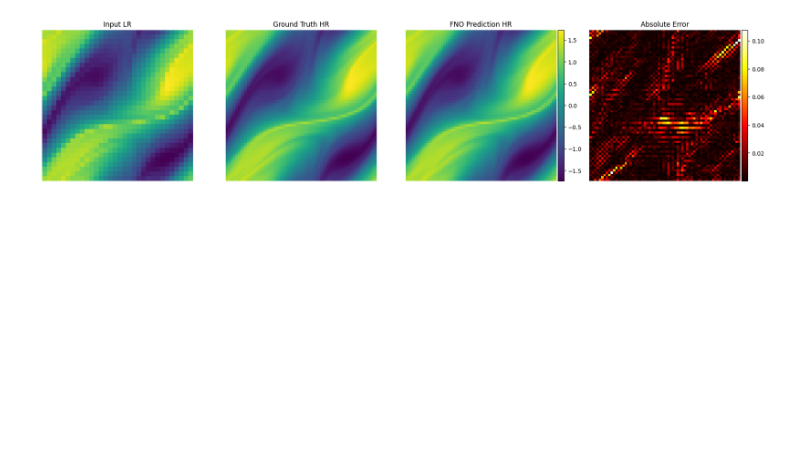
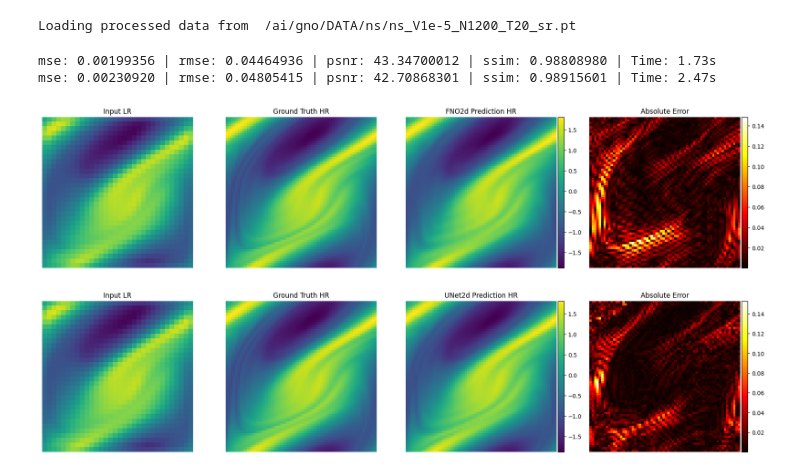
Before and after one commit to lizhihao2022/DiffSR, a Jupyter notebook: notebook/vis_ns.ipynb, the cells around one changed output. Cells and saved outputs as stored; diff of their text form; code cells hidden in the pictures; blank space fills up the shorter version.

```diff
--- a/notebook/vis_ns.ipynb
+++ b/notebook/vis_ns.ipynb
@@ -34,10 +18,7 @@ Loading processed data from  /ai/gno/DATA/ns/ns_V1e-5_N1200_T20_processed.pt
 # %%
-fno_dir = '/ai/gno/CODE/DiffSR/logs/NavierStokes2D/09_09/FNO2d_11_53_49'
-fno_args_path = osp.join(fno_dir, 'config.yaml')
-fno_args = yaml.load(open(fno_args_path, 'r'), Loader=yaml.FullLoader)
+fno_dir = '/ai/gno/CODE/DiffSR/logs/NavierStokes2D/10_11/FNO2d_15_43_33'
+fno = BaseForecaster(fno_dir)
 
-fno_trainer = FNO2DTrainer(fno_args)
-fno = fno_trainer.load_model(fno)
-fno = fno.cuda()
-fno.eval()
+unet_dir = '/ai/gno/CODE/DiffSR/logs/NavierStokes2D/10_11/UNet2d_15_40_53'
+unet = BaseForecaster(unet_dir)
 # %% [output]
@@ -61,42 +29,23 @@ FNO2d(
-# %%
-from mpl_toolkits.axes_grid1 import make_axes_locatable
-
-
-vis_x = ns_set.test_dataset.x[28:29]
-vis_y = ns_set.test_dataset.y[28:29]
-raw_y = ns_set.test_dataset.y_normalizer.decode(vis_y.view(1, -1, 1)).detach().cpu().reshape(64, 64)
-raw_x = raw_y[::2, ::2]
-
-pred_y = fno(vis_x.cuda())
-pred_y = ns_set.test_dataset.y_normalizer.decode(pred_y.view(1, -1, 1)).detach().cpu().reshape(64, 64)
-
-error_y = torch.abs(pred_y - raw_y)
-
-vmin = raw_y.min()
-vmax = raw_y.max()
-
-fig, axs = plt.subplots(1, 4, figsize=(18, 4), constrained_layout=True)
-
-axs[0].imshow(raw_x, cmap='viridis', vmin=vmin, vmax=vmax)
-axs[0].set_title('Input LR')
-axs[0].axis('off')
-
-axs[1].imshow(raw_y, cmap='viridis', vmin=vmin, vmax=vmax)
-axs[1].set_title('Ground Truth HR')
-axs[1].axis('off')
-
-heatmap = axs[2].imshow(pred_y, cmap='viridis', vmin=vmin, vmax=vmax)
-axs[2].set_title('FNO Prediction HR')
-axs[2].axis('off')
-
-errormap = axs[3].imshow(error_y, cmap='hot')
-axs[3].set_title('Absolute Error')
-axs[3].axis('off')
-
-for ax, mappable in [(axs[2], heatmap), (axs[3], errormap)]:
-    divider = make_axes_locatable(ax)
-    cax = divider.append_axes("right", size="4%", pad=0.04)  # 统一 size/pad
-    fig.colorbar(mappable, cax=cax)
-plt.show()
-# %% [output]
-[figure, removed]
+# %%
+data_args = unet.data_args
+dataset = NavierStokes2DDataset(data_args)
+loader = torch.utils.data.DataLoader(dataset.test_dataset, batch_size=1, shuffle=False, num_workers=0)
+normalizer = dataset.normalizer
+# %% [output]
+Loading processed data from  /ai/gno/DATA/ns/ns_V1e-5_N1200_T20_sr.pt
+# %%
+fno_metrics = fno.forecast(loader, normalizer)
+unet_metrics = unet.forecast(loader, normalizer)
+# %% [output]
+mse: 0.00199356 | rmse: 0.04464936 | psnr: 43.34700012 | ssim: 0.98808980 | Time: 1.73s
+mse: 0.00230920 | rmse: 0.04805415 | psnr: 42.70868301 | ssim: 0.98915601 | Time: 2.47s
+# %%
+idx = 10
+raw_x = loader.dataset[idx][0].unsqueeze(0)
+raw_y = loader.dataset[idx][1].unsqueeze(0)
+
+fno.vis(raw_x, raw_y, normalizer)
+unet.vis(raw_x, raw_y, normalizer)
+# %% [output]
+[figure, added]
+[figure, added]
```
Also changed, not shown: parts of 3 cells of this notebook, 2 other files.
